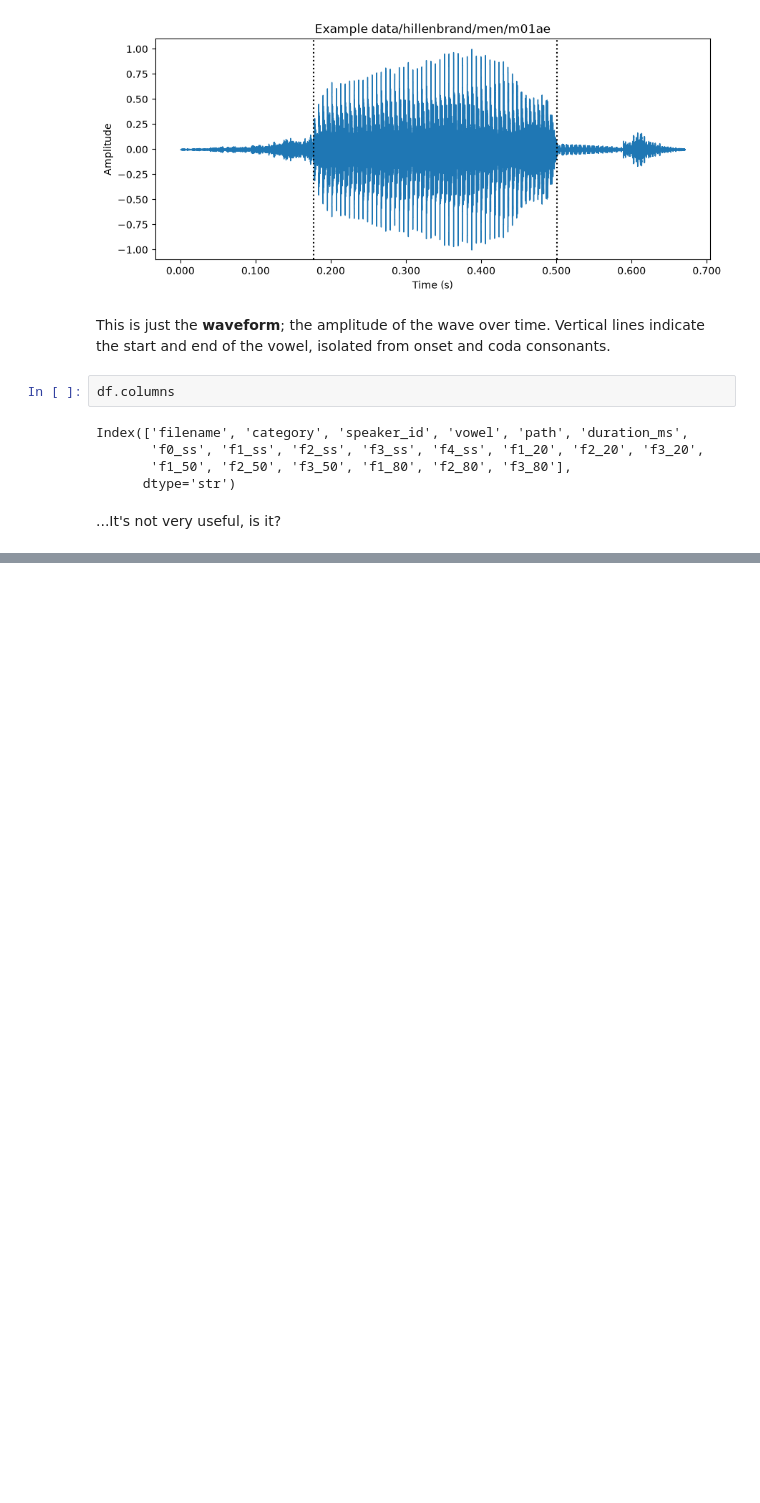
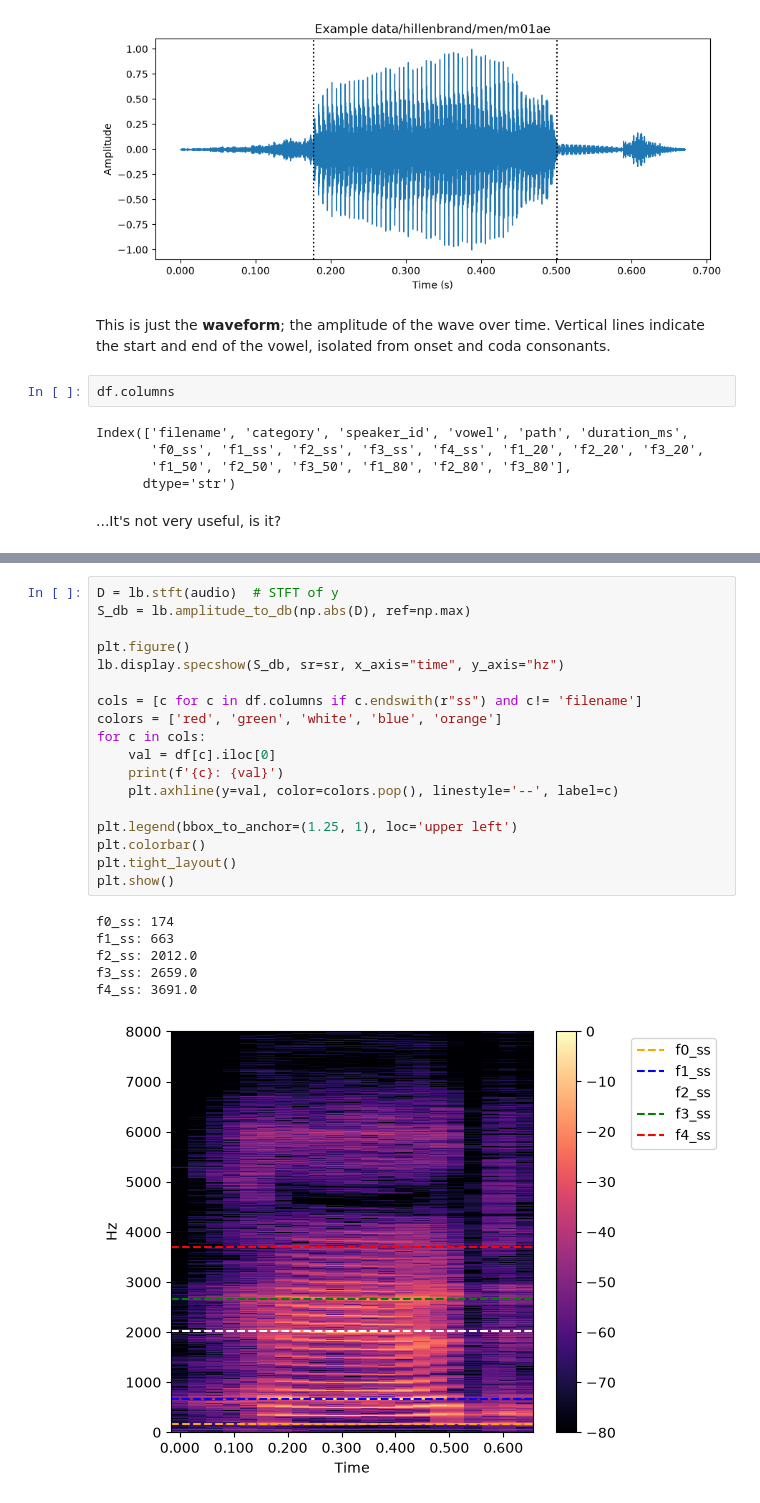
Before and after one commit to Peleke/fiat-vox, a Jupyter notebook: 06-isoclines.ipynb, the cells around one changed output, grey strips where cells are left out. Drawn from its saved outputs; the diff is of its cells as text; blank space fills up the shorter version.

```diff
--- a/01-vowels-formants.ipynb
+++ b/06-isoclines.ipynb
@@ -507,0 +585,25 @@ Index(['filename', 'category', 'speaker_id', 'vowel', 'path', 'duration_ms',
+# %%
+D = lb.stft(audio)  # STFT of y
+S_db = lb.amplitude_to_db(np.abs(D), ref=np.max)
+
+plt.figure()
+lb.display.specshow(S_db, sr=sr, x_axis="time", y_axis="hz")
+
+cols = [c for c in df.columns if c.endswith(r"ss") and c!= 'filename']
+colors = ['red', 'green', 'white', 'blue', 'orange']
+for c in cols:
+    val = df[c].iloc[0]
+    print(f'{c}: {val}')
+    plt.axhline(y=val, color=colors.pop(), linestyle='--', label=c)
+
+plt.legend(bbox_to_anchor=(1.25, 1), loc='upper left')
+plt.colorbar()
+plt.tight_layout()
+plt.show()
+# %% [output]
+f0_ss: 174
+f1_ss: 663
+f2_ss: 2012.0
+f3_ss: 2659.0
+f4_ss: 3691.0
+[figure, added]
```
Also changed, not shown: parts of 22 cells of this notebook, 32 other files.
